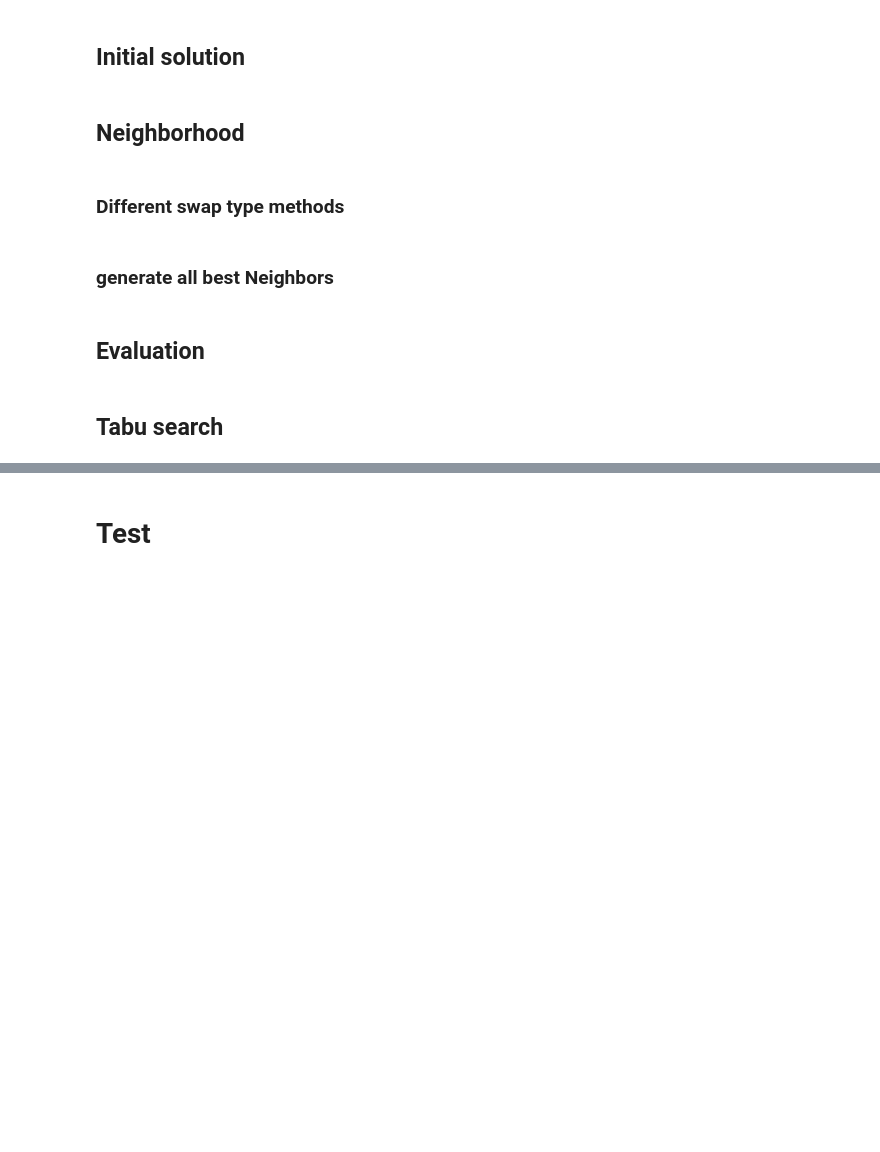
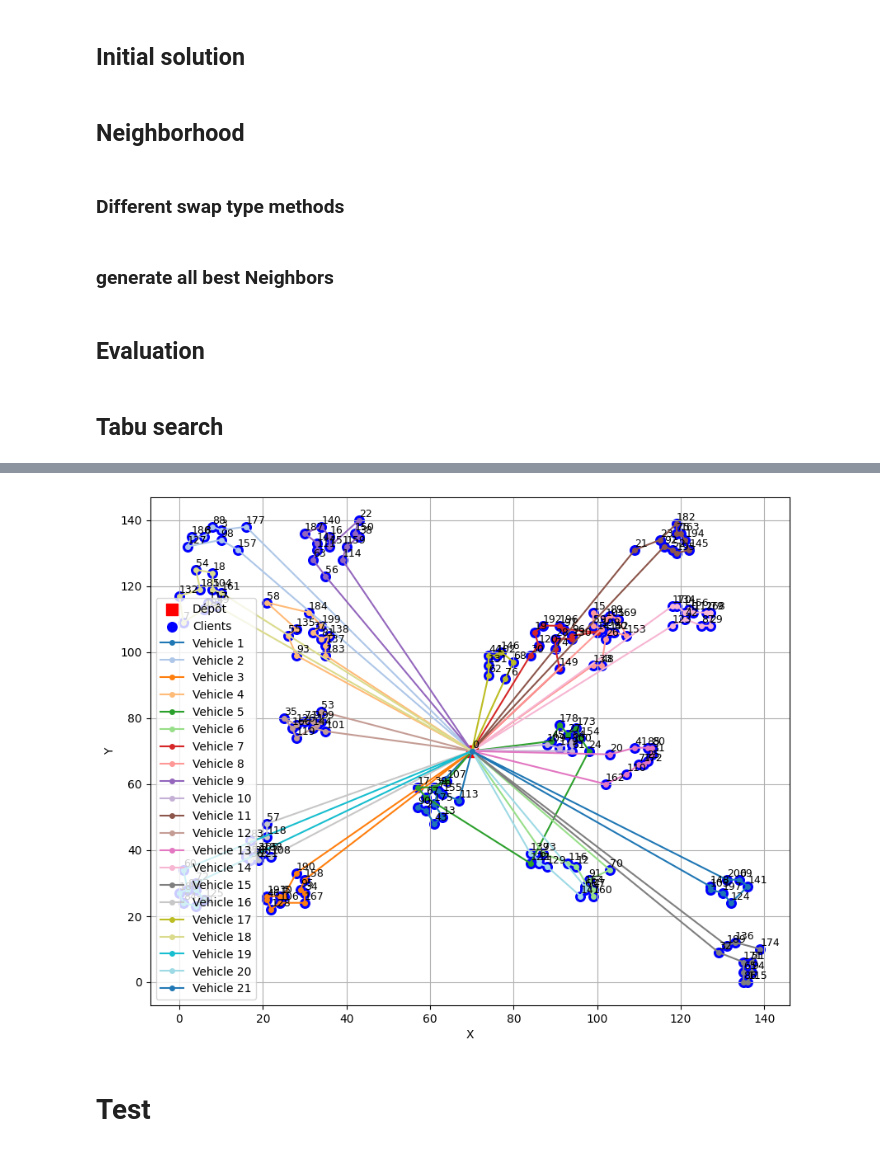
Before and after one commit to Low8/Projet_algo, a Jupyter notebook: scripts/recherche_tabu_upgrade.ipynb, the cells around one changed output, grey strips where cells are left out. Saved outputs shown, nothing was run; the diff lists cells and outputs as text; code cells hidden in the pictures; blank space fills up the shorter version.

```diff
--- a/scripts/recherche_tabu_upgrade.ipynb
+++ b/scripts/recherche_tabu_upgrade.ipynb
@@ -22,7 +24,7 @@ from functions import get_vrptw_instance, show_routes
 ## Variables
 # %%
 # Instances
-instance_name = 'R101.txt'
+instance_name = 'RC2_10_1.txt'
 data_set, data_set_best_solution = get_vrptw_instance(instance_name)
 
 # DataSET
@@ -651,7 +650,7 @@ def neighborhood(solution, nb_neighbors, nb_local_moves, nb_global_moves, instan
         for _ in range(nb_local_moves):
             local_move = random.choices(
                 [relocate, or_opt, intra_swap, two_opt],
-                weights=[15, 0, 0, 0],  # privilégie relocate et or-opt
+                weights=[15, 15, 0, 0],  # privilégie relocate et or-opt
                 k=1
             )[0]
             neighbor = local_move(neighbor, instance)
@@ -844,6 +839,9 @@ Gap: 8.61%
 # %%
-import numpy as np
-import copy
+tabu_size = int(np.sqrt(instance.nb_client))
+nb_iter = 400
+nb_neighbors = 400
+nb_local_moves = 1
+nb_global_moves = 0
 
 multi_start = 5
 best_solution = None
@@ -871,5 +869,6 @@ print(f"Tabu best (multi-start): {distance_tabu}")
 gap = (distance_tabu - distance_best) / distance_best * 100
 print(f"Gap: {gap:.2f}%")
 print(distance_tabu)
+show_routes(tabu_solution, data_set)
 # %% [output]
 IntProgress(value=0, layout=Layout(width='100%'), max=5)
@@ -889,3 +935,7 @@ True
+# %%
+show_routes(best_solution, data_set)
+# %% [output]
+[figure, added]
 # %% [markdown]
 # Test
 # %%
```
Also changed, not shown: parts of 7 cells of this notebook.
